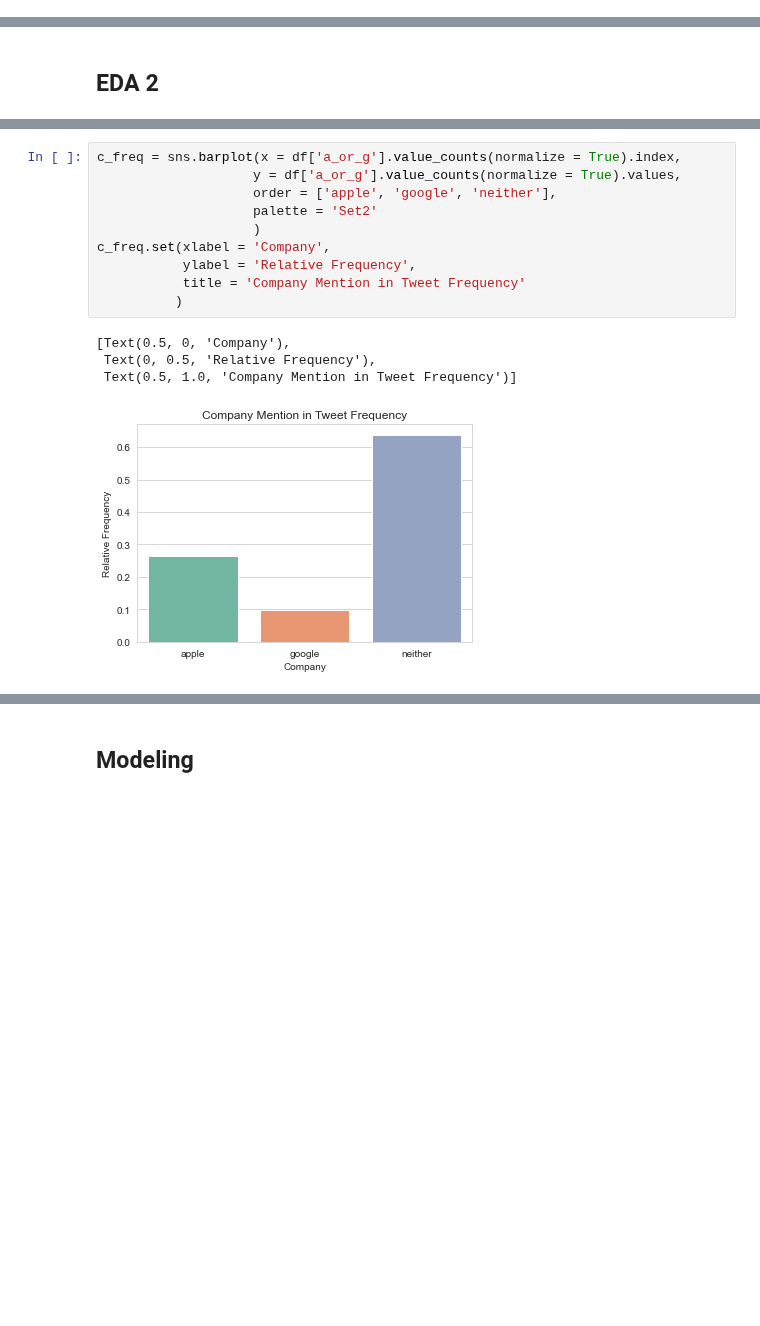
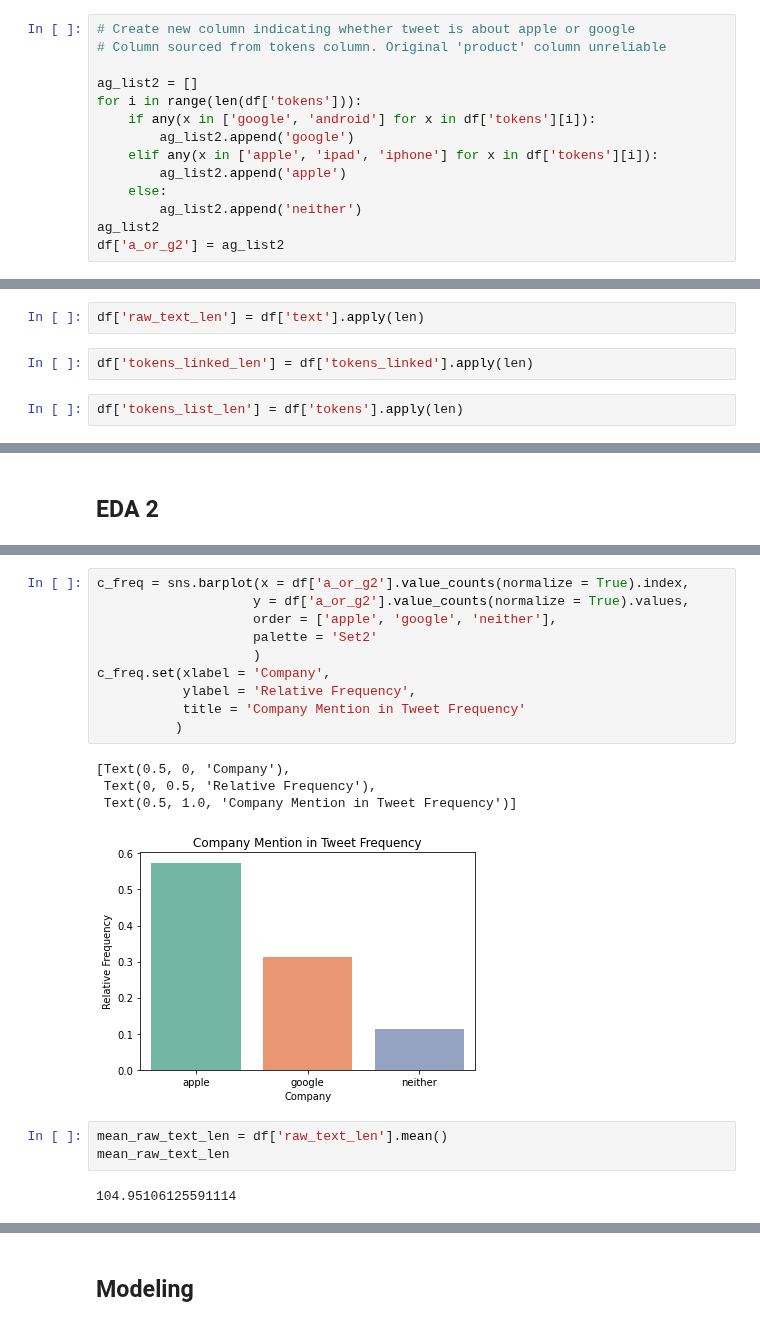
Before and after one commit to jakeoddi/apple_google_twitter_NLP, a Jupyter notebook: apple_google_eda.ipynb, the cells around one changed output, grey strips where cells are left out. Drawn from its saved outputs; the diff is of its cells as text; blank space fills up the shorter version.

```diff
--- a/apple_google_eda.ipynb
+++ b/apple_google_eda.ipynb
@@ -179,0 +189,14 @@ Name: emotion, dtype: int64
+# %%
+# Create new column indicating whether tweet is about apple or google
+# Column sourced from tokens column. Original 'product' column unreliable
+
+ag_list2 = []
+for i in range(len(df['tokens'])):
+    if any(x in ['google', 'android'] for x in df['tokens'][i]):
+        ag_list2.append('google')
+    elif any(x in ['apple', 'ipad', 'iphone'] for x in df['tokens'][i]):
+        ag_list2.append('apple')
+    else:
+        ag_list2.append('neither')
+ag_list2
+df['a_or_g2'] = ag_list2
@@ -180,3 +237,9 @@ Name: emotion, dtype: int64
+# %%
+df['raw_text_len'] = df['text'].apply(len)
+# %%
+df['tokens_linked_len'] = df['tokens_linked'].apply(len)
+# %%
+df['tokens_list_len'] = df['tokens'].apply(len)
 # %%
 bigram_measures = nltk.collocations.BigramAssocMeasures()
 #
@@ -206,15 +261,20 @@ ag_gb.unstack(level = 1).plot(kind = 'bar',
 # %%
-c_freq = sns.barplot(x = df['a_or_g'].value_counts(normalize = True).index,
-                    y = df['a_or_g'].value_counts(normalize = True).values,
+c_freq = sns.barplot(x = df['a_or_g2'].value_counts(normalize = True).index,
+                    y = df['a_or_g2'].value_counts(normalize = True).values,
                     order = ['apple', 'google', 'neither'],
                     palette = 'Set2'
                     )
 c_freq.set(xlabel = 'Company',
            ylabel = 'Relative Frequency',
            title = 'Company Mention in Tweet Frequency'
           )
 # %% [output]
 [Text(0.5, 0, 'Company'),
  Text(0, 0.5, 'Relative Frequency'),
  Text(0.5, 1.0, 'Company Mention in Tweet Frequency')]
-[figure, old version]
+[figure, new version]
+# %%
+mean_raw_text_len = df['raw_text_len'].mean()
+mean_raw_text_len
+# %% [output]
+104.95106125591114
```
Also changed, not shown: parts of 37 cells of this notebook, 1 other file.
